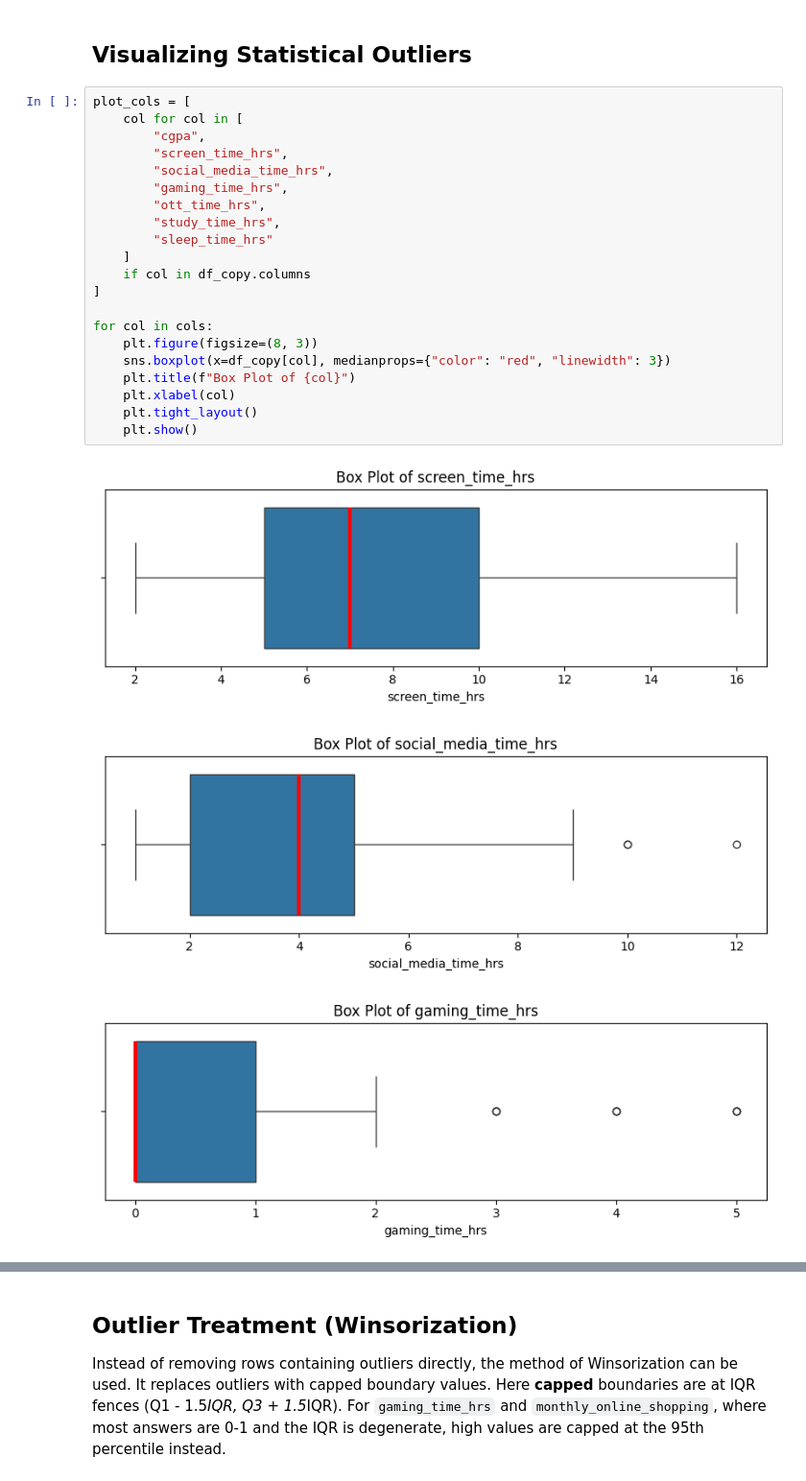
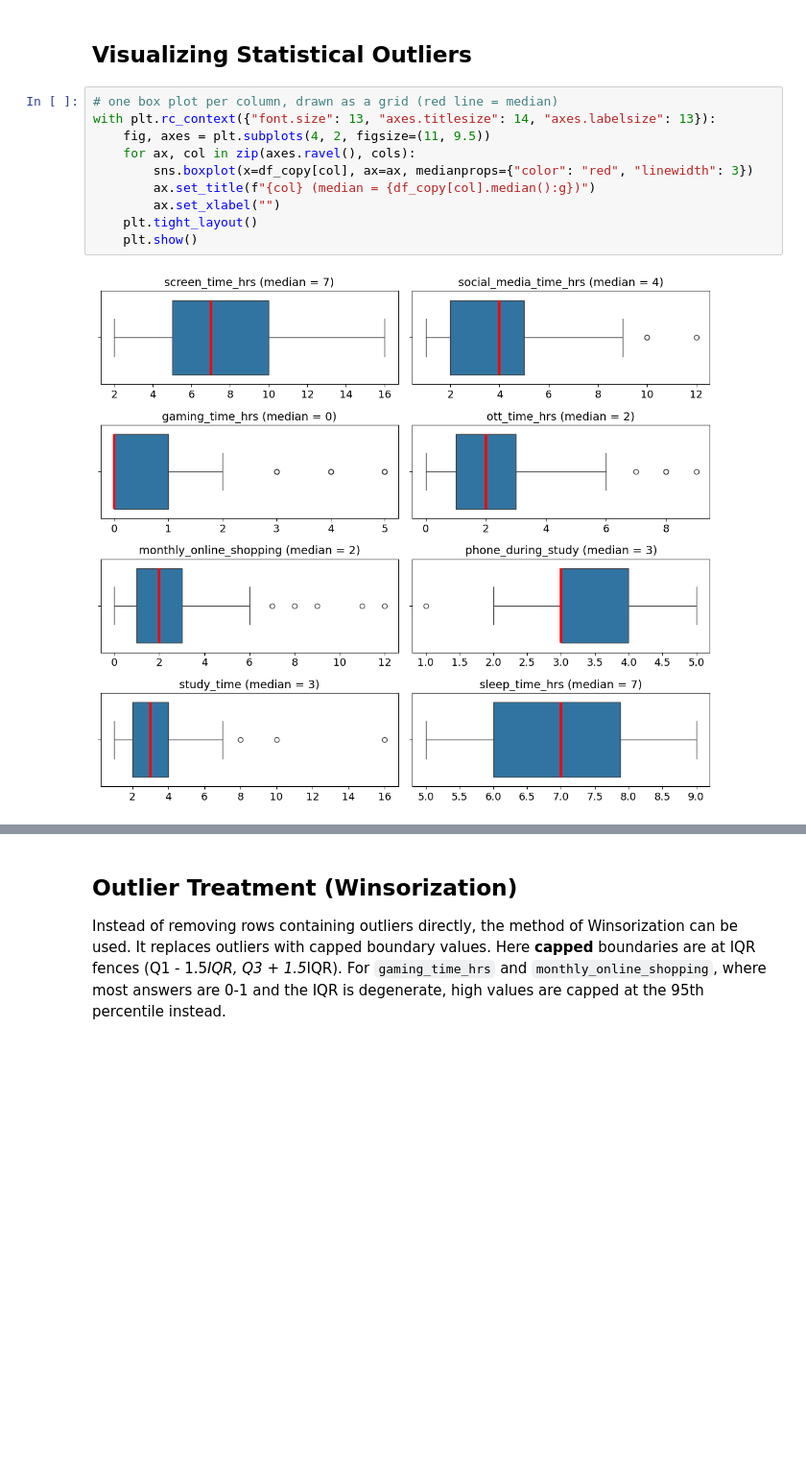
Before and after one commit to Sahasra-iiits/College-Student-Digital-LifeStyle-Profile-IDHV, a Jupyter notebook: AnalysisCode.ipynb, the cells around one changed output, grey strips where cells are left out. Shown at 96% size. Saved outputs shown, nothing was run; the diff lists cells and outputs as text; blank space fills up the shorter version.

```diff
--- a/AnalysisCode.ipynb
+++ b/AnalysisCode.ipynb
@@ -672,27 +672,14 @@ df_eda = df_copy.copy()
 # %% [markdown]
 ## Visualizing Statistical Outliers
 # %%
-plot_cols = [
-    col for col in [
-        "cgpa",
-        "screen_time_hrs",
-        "social_media_time_hrs",
-        "gaming_time_hrs",
-        "ott_time_hrs",
-        "study_time_hrs",
-        "sleep_time_hrs"
-    ]
-    if col in df_copy.columns
-]
-
-for col in cols:
-    plt.figure(figsize=(8, 3))
-    sns.boxplot(x=df_copy[col], medianprops={"color": "red", "linewidth": 3})
-    plt.title(f"Box Plot of {col}")
-    plt.xlabel(col)
+# one box plot per column, drawn as a grid (red line = median)
+with plt.rc_context({"font.size": 13, "axes.titlesize": 14, "axes.labelsize": 13}):
+    fig, axes = plt.subplots(4, 2, figsize=(11, 9.5))
+    for ax, col in zip(axes.ravel(), cols):
+        sns.boxplot(x=df_copy[col], ax=ax, medianprops={"color": "red", "linewidth": 3})
+        ax.set_title(f"{col} (median = {df_copy[col].median():g})")
+        ax.set_xlabel("")
     plt.tight_layout()
     plt.show()
 # %% [output]
-[figure, old version]
+[figure, new version]
-[figure, removed]
-[figure, removed]
```
Also changed, not shown: parts of 6 cells of this notebook.
